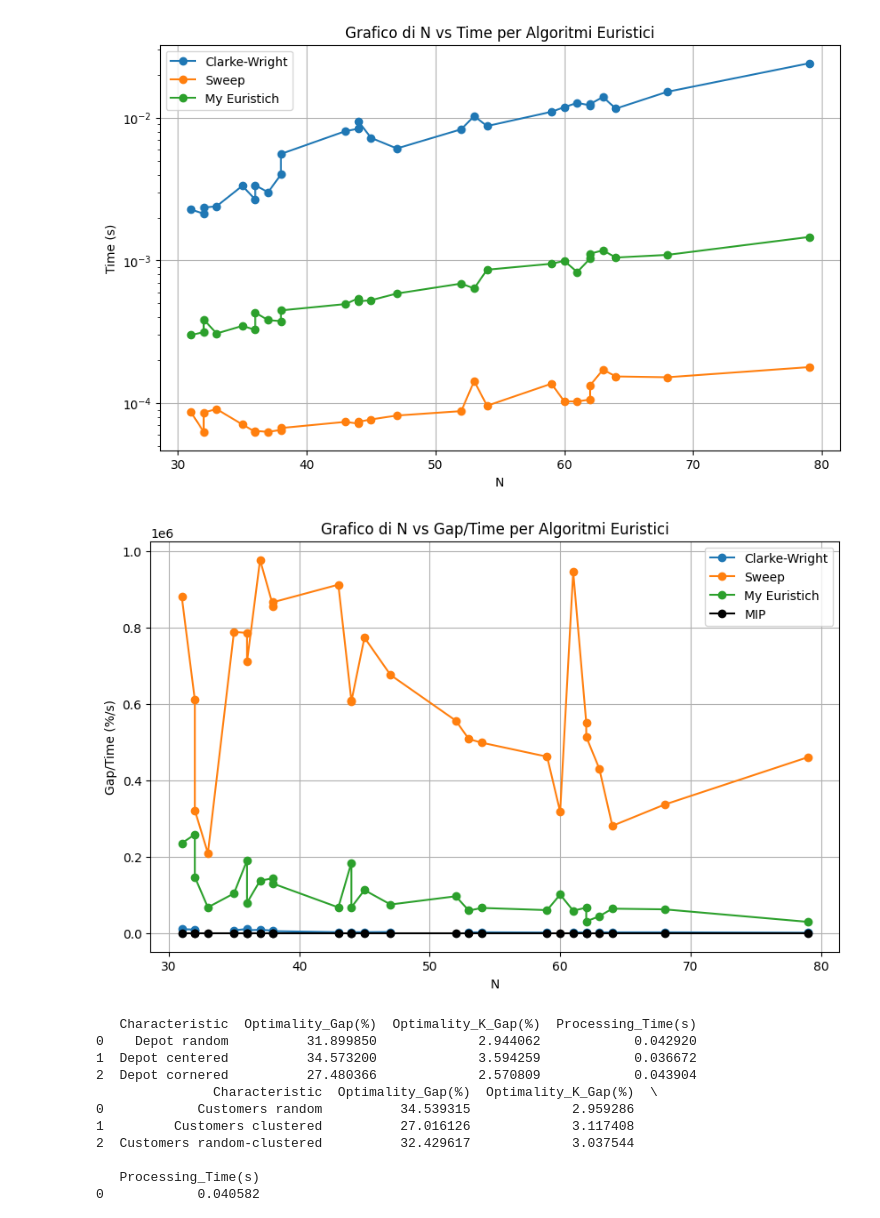
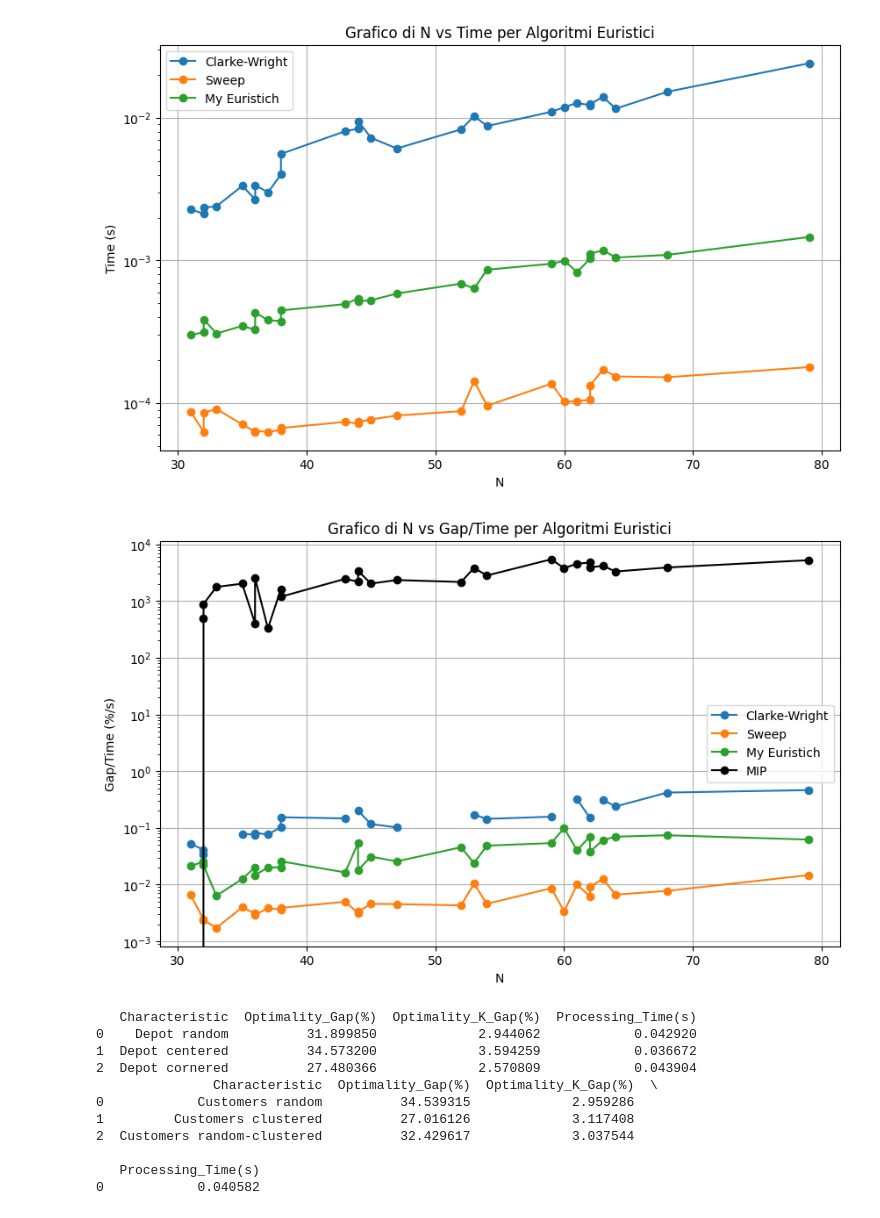
Before and after one commit to LucaFalasca/CVRP-PLI-Euristich-Compare, a Jupyter notebook: solvers/utils/chart.ipynb, the cells around one changed output. Cells and saved outputs as stored; diff of their text form; code cells hidden in the pictures.

```diff
--- a/solvers/utils/chart.ipynb
+++ b/solvers/utils/chart.ipynb
@@ -105,19 +105,20 @@ plt.show()
 # %%
 # Grafico di gap/time al variare di N
 
 plt.figure(figsize=(10, 6))
-plt.plot(N, gap_clarke / time_clarke, marker='o', linestyle='-', label='Clarke-Wright')
-plt.plot(N, gap_sweep / time_sweep, marker='o', linestyle='-', label='Sweep')
-plt.plot(N, gap_my_euristich / time_my_euristich, marker='o', linestyle='-', label='My Euristich')
-plt.plot(N, gap_mip / time_mip, marker='o', linestyle='-', label='MIP', color='black')
+plt.plot(N, gap_clarke * time_clarke, marker='o', linestyle='-', label='Clarke-Wright')
+plt.plot(N, gap_sweep * time_sweep, marker='o', linestyle='-', label='Sweep')
+plt.plot(N, gap_my_euristich * time_my_euristich, marker='o', linestyle='-', label='My Euristich')
+plt.plot(N, gap_mip * time_mip, marker='o', linestyle='-', label='MIP', color='black')
 plt.xlabel('N')
 plt.ylabel('Gap/Time (%/s)')
+plt.yscale('log')  # scala logaritmica per il gap/time
 plt.title('Grafico di N vs Gap/Time per Algoritmi Euristici')
 plt.legend()
 plt.grid()
 plt.show()
 # %% [output]
-[figure, old version]
+[figure, new version]
 # %%
 # Grafici su XML100
 data_xml_100_aggs = []
```
Also changed, not shown: 3 other files.
